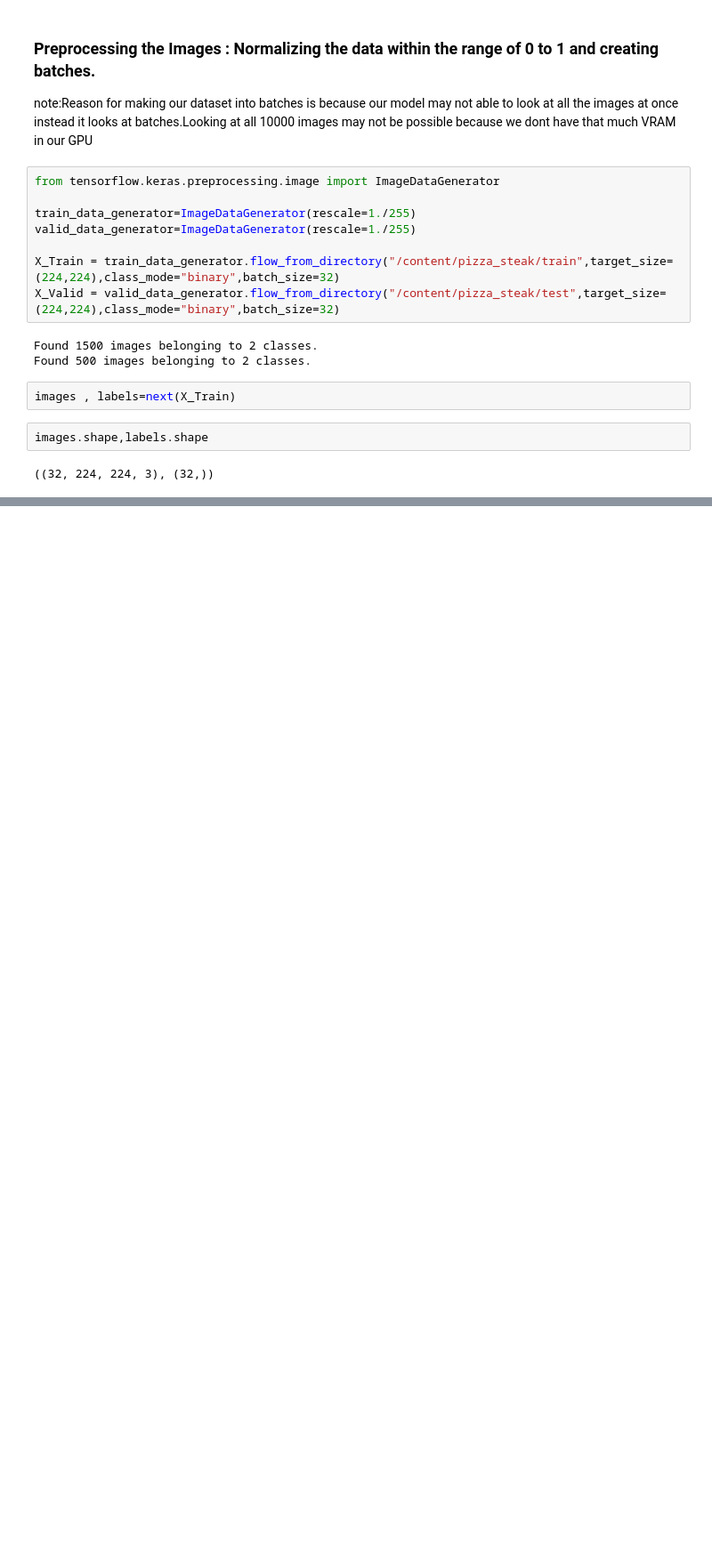
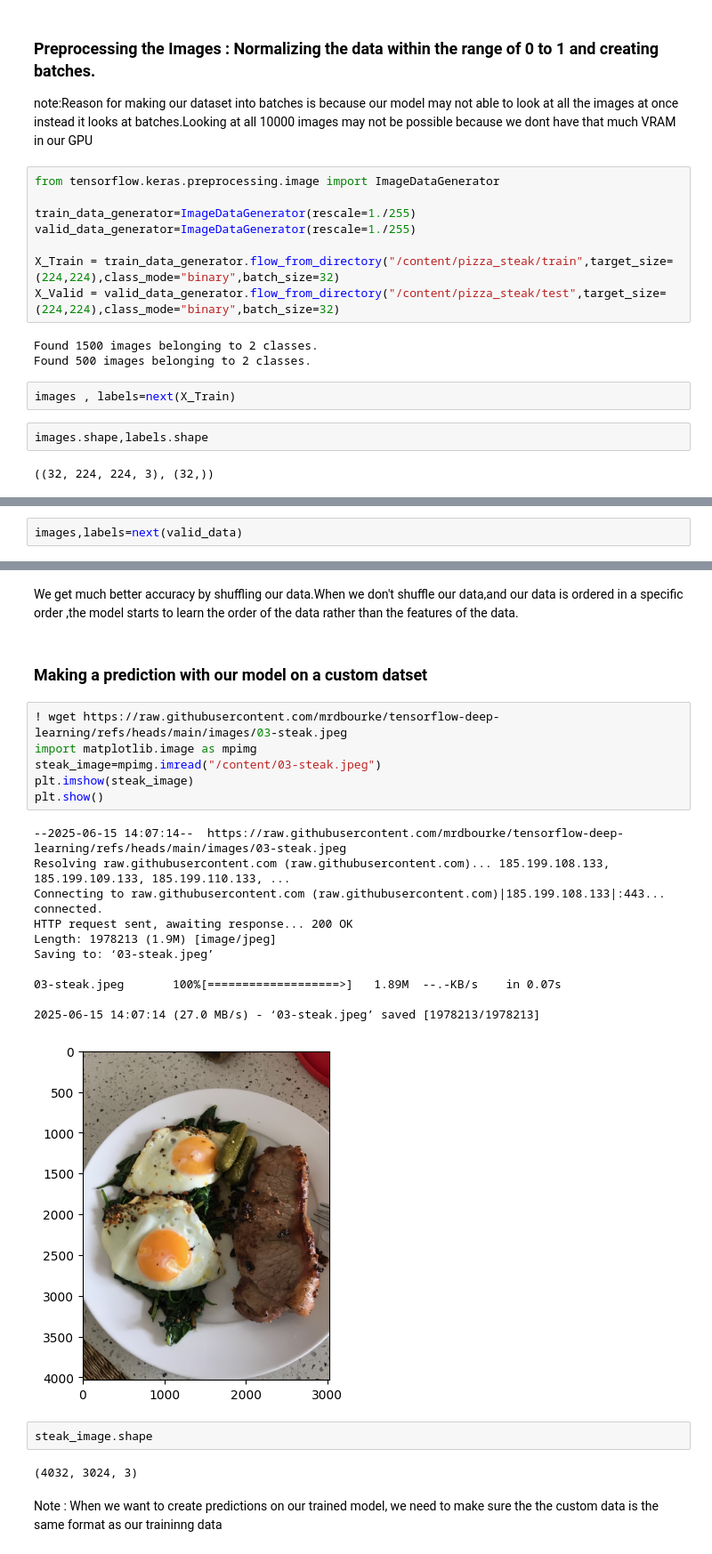
Before and after one commit to Ashwin-2408/Tensor_Flow_Learning, a Jupyter notebook: notebooks/Computer_Vision_With_TensorFlow.ipynb, the cells around one changed output, grey strips where cells are left out. Shown at 89% size. Saved outputs shown, nothing was run; the diff lists cells and outputs as text; blank space fills up the shorter version.

```diff
--- a/notebooks/Computer_Vision_With_TensorFlow.ipynb
+++ b/notebooks/Computer_Vision_With_TensorFlow.ipynb
@@ -370,0 +575,2 @@ images[0],images[0].shape
+# %%
+images,labels=next(valid_data)
@@ -370,0 +623,28 @@ images[0],images[0].shape
+# %% [markdown]
+We get much better accuracy by shuffling our data.When we don't shuffle our data,and our data is ordered in a specific order ,the model starts to learn the order of the data rather than the features of the data.
+# %% [markdown]
+### Making a prediction with our model on a custom datset
+# %%
+! wget https://raw.githubusercontent.com/mrdbourke/tensorflow-deep-learning/refs/heads/main/images/03-steak.jpeg
+import matplotlib.image as mpimg
+steak_image=mpimg.imread("/content/03-steak.jpeg")
+plt.imshow(steak_image)
+plt.show()
+# %% [output]
+--2025-06-15 14:07:14--  https://raw.githubusercontent.com/mrdbourke/tensorflow-deep-learning/refs/heads/main/images/03-steak.jpeg
+Resolving raw.githubusercontent.com (raw.githubusercontent.com)... 185.199.108.133, 185.199.109.133, 185.199.110.133, ...
+Connecting to raw.githubusercontent.com (raw.githubusercontent.com)|185.199.108.133|:443... connected.
+HTTP request sent, awaiting response... 200 OK
+Length: 1978213 (1.9M) [image/jpeg]
+Saving to: ‘03-steak.jpeg’
+
+03-steak.jpeg       100%[===================>]   1.89M  --.-KB/s    in 0.07s
+
+2025-06-15 14:07:14 (27.0 MB/s) - ‘03-steak.jpeg’ saved [1978213/1978213]
+[figure, added]
+# %%
+steak_image.shape
+# %% [output]
+(4032, 3024, 3)
+# %% [markdown]
+Note : When we want to create predictions on our trained model, we need to make sure the the custom data is the same format as our traininng data
```
Also changed, not shown: parts of 46 cells of this notebook.
